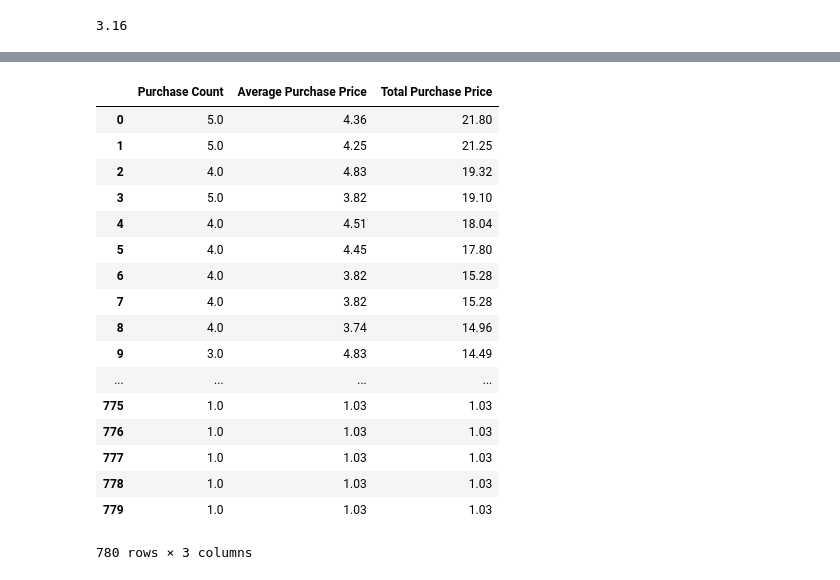
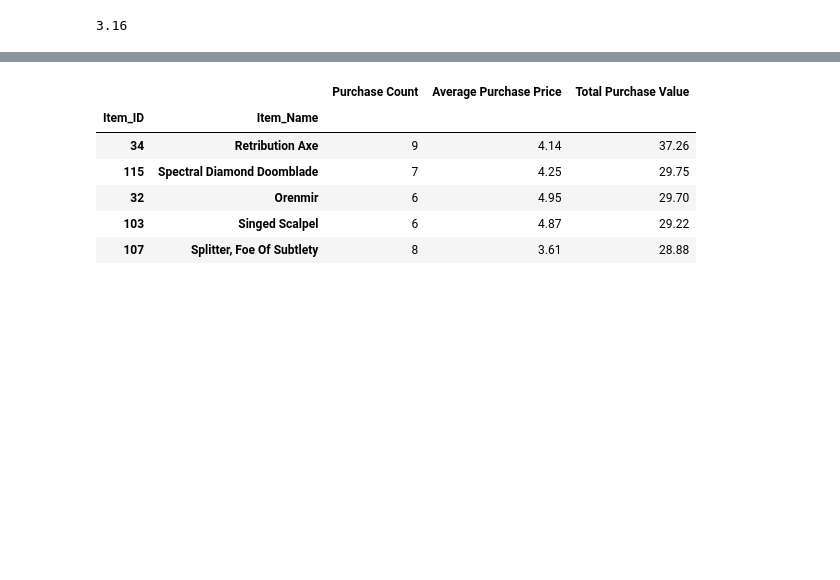
Before and after one commit to mrbalikci/pandas-challenge-, a Jupyter notebook: HeroesOfPyMoli.ipynb, the cells around one changed output, grey strips where cells are left out. Saved outputs shown, nothing was run; the diff lists cells and outputs as text; code cells hidden in the pictures; blank space fills up the shorter version.

```diff
--- a/HeroesOfPyMoli.ipynb
+++ b/HeroesOfPyMoli.ipynb
@@ -1124,0 +609,9 @@ top5_spenders_clean.head(5)
+# %%
+df_popular = df.drop(['Age', 'Gender', 'SN',], axis = 1)
+df_polular_total = df_popular.groupby(['Item_ID', 'Item_Name'])
+df_polular_total_sum = df_polular_total.sum()
+df_polular_total_sum = df_polular_total_sum.rename(columns={'Price':'Total Purchase Value'})
+df_polular_counts = df_popular.groupby(['Item_ID', 'Item_Name']).count()
+df_polular_counts = df_polular_counts.rename(columns={'Price':'Purchase Count'})
+popular_data = pd.concat([df_polular_counts, df_polular_total_sum], axis=1)
+popular_data.nlargest(5, 'Total Purchase Value')
@@ -1125,3 +628,4 @@ top5_spenders_clean.head(5)
+# %%
+popular_data['Average Purchase Price'] = popular_data['Total Purchase Value']/popular_data['Purchase Count']
 # %%
-top5_spenders_clean.columns = ['SN', 'Purchase Count', 'Average Purchase Price', 'Total Purchase Price']
-top5_spenders_clean.head()
+popular_data = popular_data[['Purchase Count', 'Average Purchase Price', 'Total Purchase Value']]
@@ -1150,21 +632,12 @@ spenders_top5.head()
-# %%
-spenders_top5.groupby(df.index).sum()
-# %% [output]
-|  | Purchase Count | Average Purchase Price | Total Purchase Price |
-| 0 | 5.0 | 4.36 | 21.80 |
-| 1 | 5.0 | 4.25 | 21.25 |
-| 2 | 4.0 | 4.83 | 19.32 |
-| 3 | 5.0 | 3.82 | 19.10 |
-| 4 | 4.0 | 4.51 | 18.04 |
-| 5 | 4.0 | 4.45 | 17.80 |
-| 6 | 4.0 | 3.82 | 15.28 |
-| 7 | 4.0 | 3.82 | 15.28 |
-| 8 | 4.0 | 3.74 | 14.96 |
-| 9 | 3.0 | 4.83 | 14.49 |
-| ... | ... | ... | ... |
-| 775 | 1.0 | 1.03 | 1.03 |
-| 776 | 1.0 | 1.03 | 1.03 |
-| 777 | 1.0 | 1.03 | 1.03 |
-| 778 | 1.0 | 1.03 | 1.03 |
-| 779 | 1.0 | 1.03 | 1.03 |
-780 rows × 3 columns
+# %%
+profitable_data = popular_data
+
+profitable_data.nlargest(5, 'Total Purchase Value')
+# %% [output]
+|  |  | Purchase Count | Average Purchase Price | Total Purchase Value |
+| Item_ID | Item_Name |  |  |  |
+| 34 | Retribution Axe | 9 | 4.14 | 37.26 |
+| 115 | Spectral Diamond Doomblade | 7 | 4.25 | 29.75 |
+| 32 | Orenmir | 6 | 4.95 | 29.70 |
+| 103 | Singed Scalpel | 6 | 4.87 | 29.22 |
+| 107 | Splitter, Foe Of Subtlety | 8 | 3.61 | 28.88 |
```
Also changed, not shown: parts of 167 cells of this notebook, 1 other file.
